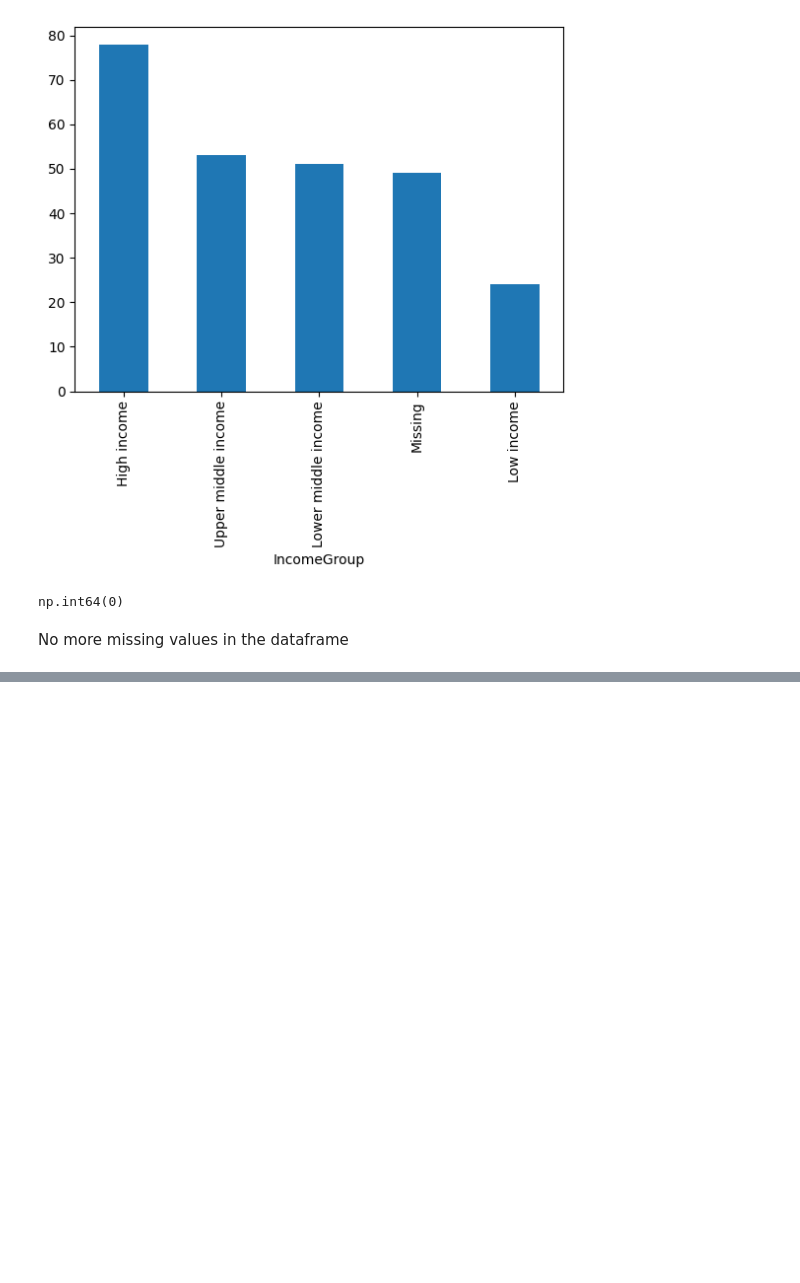
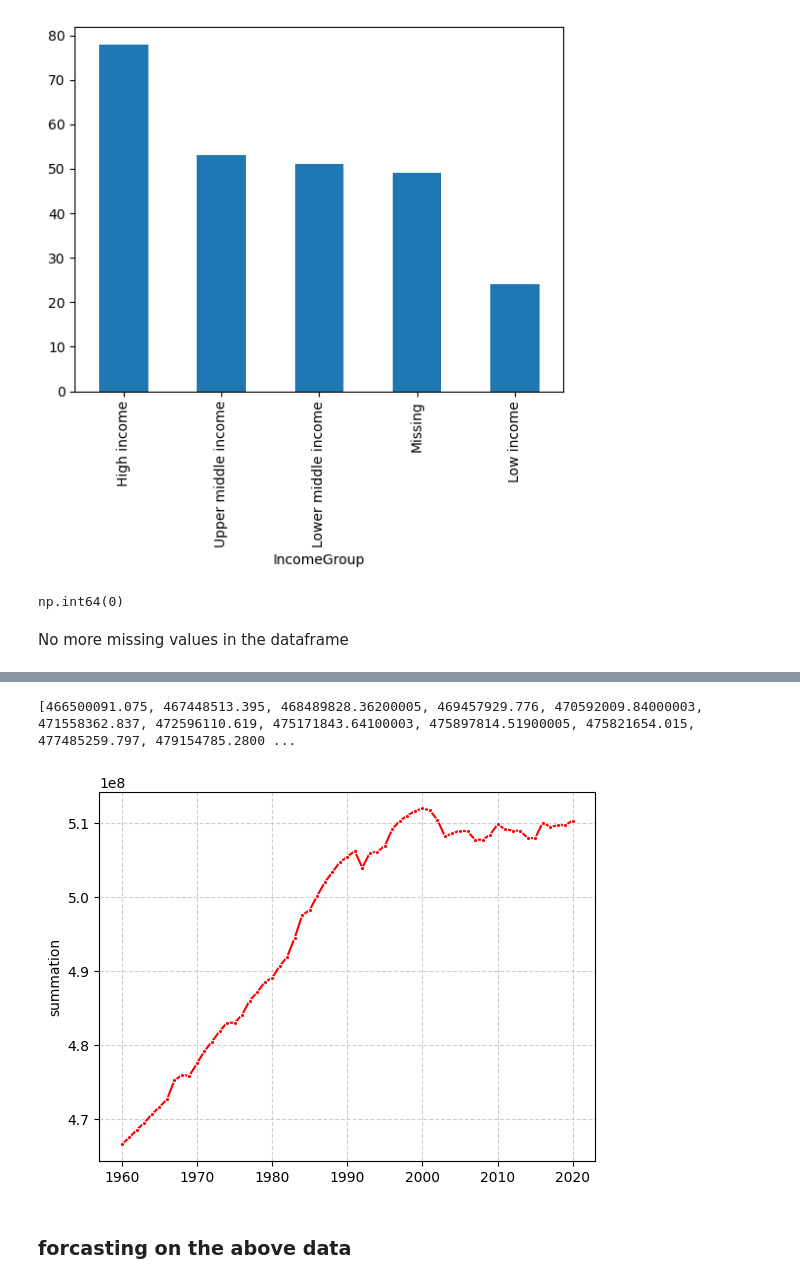
Before and after one commit to Aalok-Git/Python_Projects, a Jupyter notebook: Agricultural data/Agri_notebook.ipynb, the cells around one changed output, grey strips where cells are left out. Drawn from its saved outputs; the diff is of its cells as text; code cells hidden in the pictures; blank space fills up the shorter version.

```diff
--- a/Agricultural data/Agri_notebook.ipynb
+++ b/Agricultural data/Agri_notebook.ipynb
@@ -194,0 +359,2 @@ No more missing values in the dataframe
+# %%
+numeric_df = df_filter.select_dtypes(include=['number'])
@@ -194,0 +369,6 @@ No more missing values in the dataframe
+# %%
+col_sum= numeric_df.sum().tolist()
+# %%
+print(col_sum)
+# %% [output]
+[466500091.075, 467448513.395, 468489828.36200005, 469457929.776, 470592009.84000003, 471558362.837, 472596110.619, 475171843.64100003, 475897814.51900005, 475821654.015, 477485259.797, 479154785.2800 ...
@@ -194,0 +377,17 @@ No more missing values in the dataframe
+# %%
+col_sum_series= pd.Series(col_sum, name='summation')
+
+
+fig= sns.lineplot(data=col_sum_series, marker='.', color= "red")
+
+# plt.xticks([0, 10, 20, 30 ,40, 50, 60], ['1960', '1970', '1980','1990', '2000', '2010', '2020'])
+
+# fig.set_xticks(range(6))
+fig.set_xticklabels(['1950','1960','1970', '1980', '1990', '2000', '2010', '2020'])
+# fig.setyticklabels([])
+
+plt.grid(True, linestyle='--', alpha=0.6)
+# %% [output]
+[figure, added]
+# %% [markdown]
+### forcasting on the above data
```
Also changed, not shown: parts of 18 cells of this notebook.
